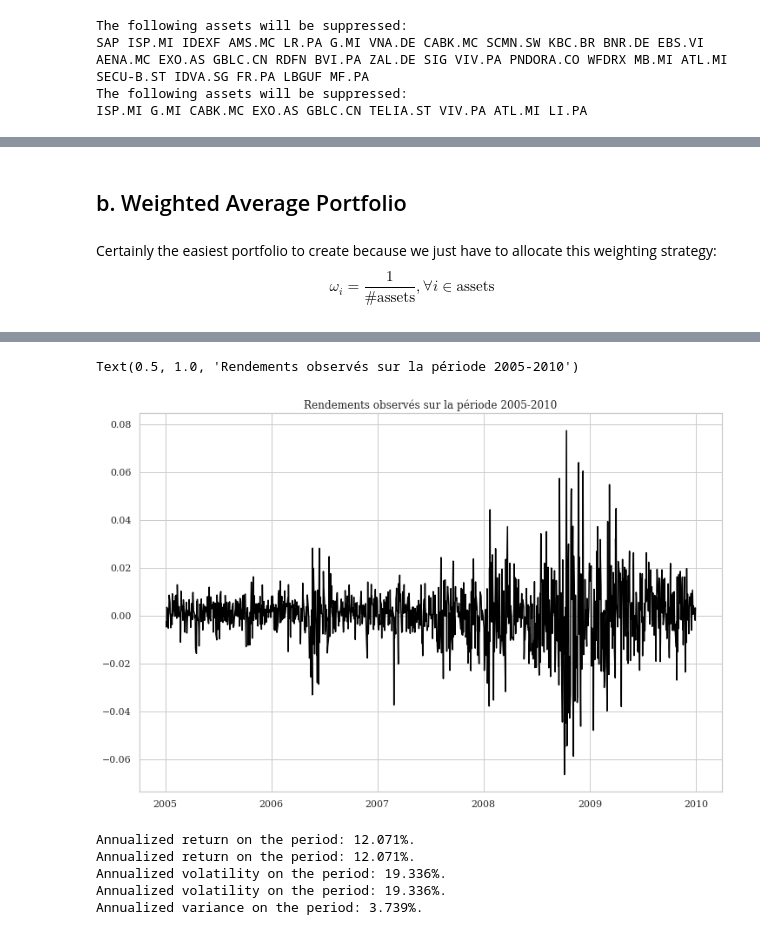
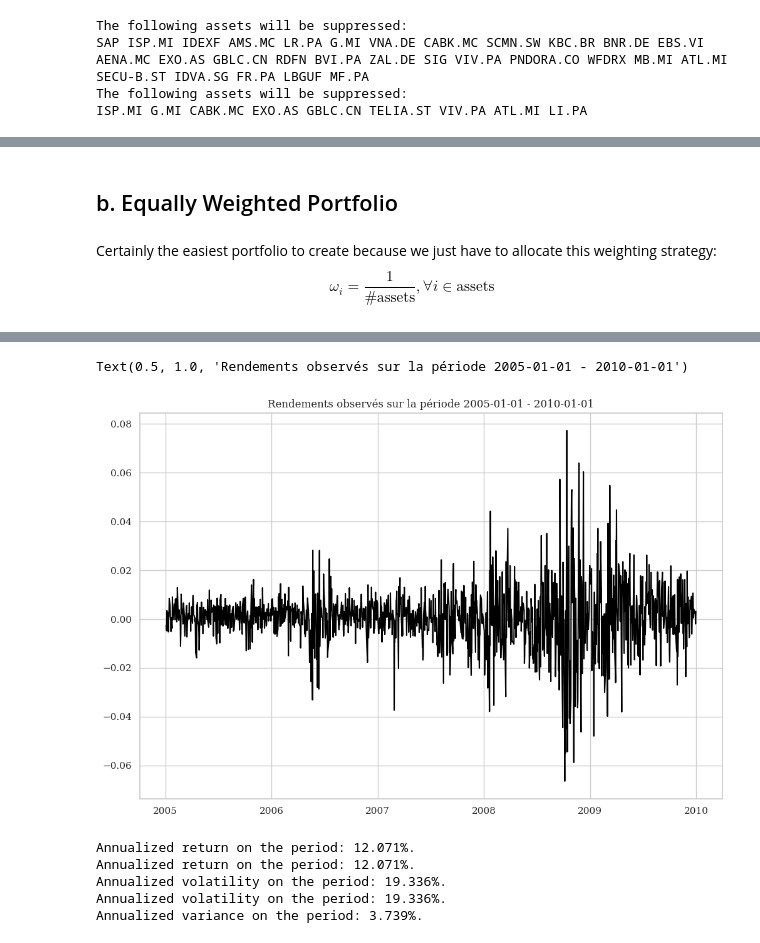
Before and after one commit to bashog/Portfolio-Construction, a Jupyter notebook: 3_portfolio_construction.ipynb, the cells around one changed output, grey strips where cells are left out. Saved outputs shown, nothing was run; the diff lists cells and outputs as text; code cells hidden in the pictures.

```diff
--- a/3_portfolio_construction.ipynb
+++ b/3_portfolio_construction.ipynb
@@ -19,10 +19,12 @@ plt.rcParams['font.family'] = 'serif'
 # 1. Formating Datas
 # %%
 # Importation of the prices
-prices = pd.read_csv("datas/adjusted_daily_prices.csv")
+prices = pd.read_csv("datas/adjusted_daily_prices.csv", index_col=0, parse_dates=True)
 # Importation of the selected tickers
 tickers = tckrs.tickers
 
+prices = prices[tickers]
+
 # Plotting of the DataFrame
 prices.head()
 # %% [output]
@@ -36,9 +38,0 @@ prices.head()
-# %%
-# We keep only the selected tickers and the Date column
-prices = prices[["Date"]+tickers]
-
-# We transform the type of the Date column into datetime64[ns]
-prices["Date"] = pd.to_datetime(prices["Date"])
-
-# Printing of the DataFrame
-prices.head()
@@ -53,6 +39,3 @@ prices.head()
-# %%
-# We make the Date column the index
-prices.set_index("Date",drop=True,inplace=True)
 # %%
 # Calculation of the returns and we remove the NaN (at the beginning of the DataFrame and at the end)
 rends = prices.pct_change().dropna()
@@ -150,5 +133,5 @@ pf.annu_rend_df(rends_train)
 # %% [markdown]
-## b. Weighted Average Portfolio
+## b. Equally Weighted Portfolio
 # %% [markdown]
 Certainly the easiest portfolio to create because we just have to allocate this weighting strategy:
 $$
@@ -186,10 +169,10 @@ Somme de l'ensemble des poids : 0.999
 Portfolio = pd.Series((rends_train*w_equal.values()).sum(axis=1),name="Portfolio")
 # %%
 plt.plot(Portfolio,'black')
-plt.title("Rendements observés sur la période 2005-2010")
+plt.title("Rendements observés sur la période {} - {}".format(start_train,end_train))
 # %% [output]
-Text(0.5, 1.0, 'Rendements observés sur la période 2005-2010')
+Text(0.5, 1.0, 'Rendements observés sur la période 2005-01-01 - 2010-01-01')
-[figure, old version]
+[figure, new version]
 # %%
 # The calculation of the annualized return is done with the annu_rend function of the portfolio_functions module
 annu_rend = pf.annu_rend(Portfolio,show=True)
```
Also changed, not shown: parts of 9 cells of this notebook, 1 other file.
